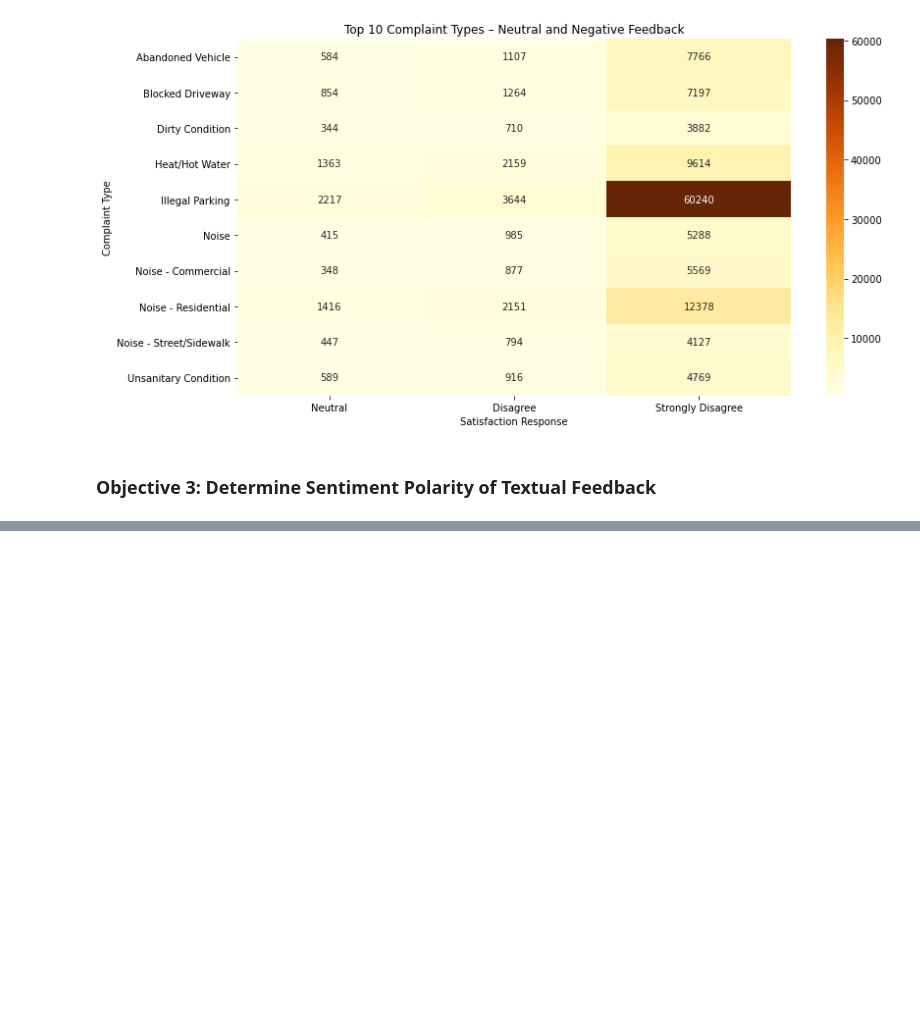
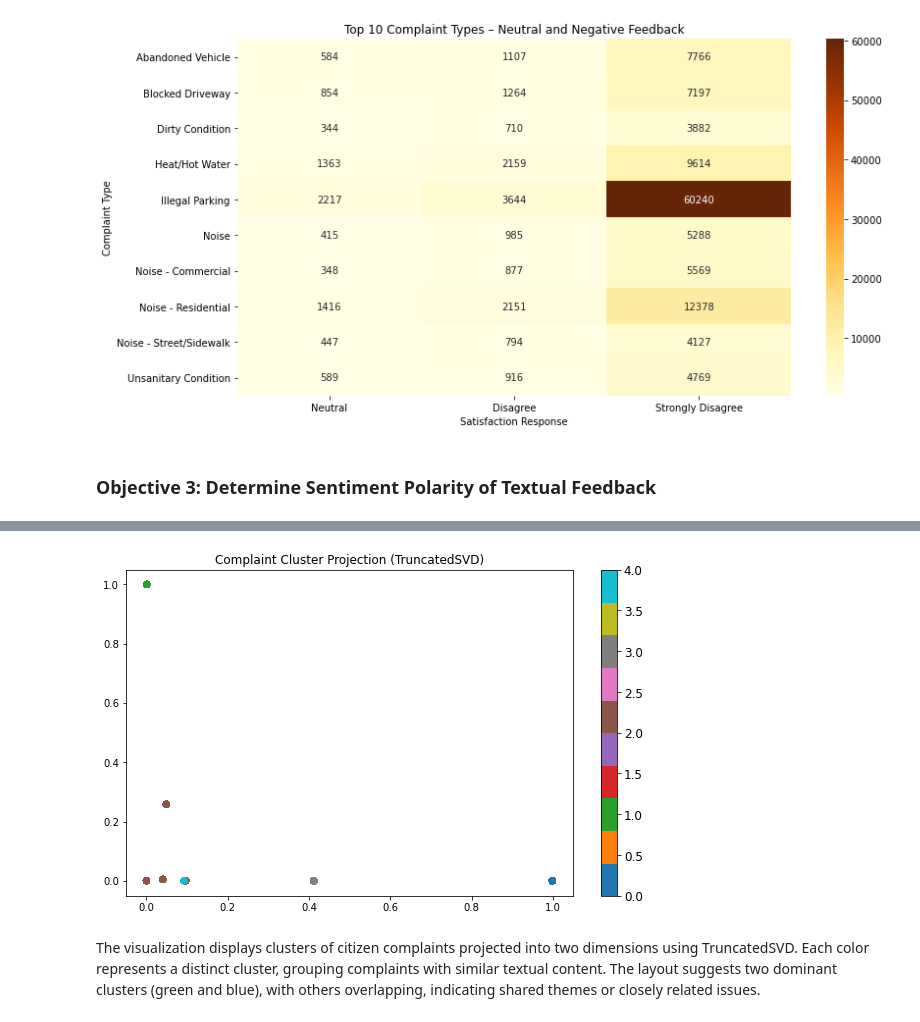
Before and after one commit to billysambasi/Huduma_Satisfaction_Prediction, a Jupyter notebook: EDA.ipynb, the cells around one changed output, grey strips where cells are left out. Drawn from its saved outputs; the diff is of its cells as text; code cells hidden in the pictures; blank space fills up the shorter version.

```diff
--- a/EDA.ipynb
+++ b/EDA.ipynb
@@ -205,0 +337,20 @@ plt.show();
+# %%
+from sklearn.decomposition import TruncatedSVD
+import matplotlib.pyplot as plt
+
+svd = TruncatedSVD(n_components=2, random_state=42)
+svd_embeddings = svd.fit_transform(X)
+
+plt.figure(figsize=(10, 6))
+scatter = plt.scatter(svd_embeddings[:, 0], svd_embeddings[:, 1], c=df_sentiment["cluster"], cmap="tab10")
+plt.title("Complaint Cluster Projection (TruncatedSVD)")
+
+# Add colorbar and set font size
+cbar = plt.colorbar(scatter)
+cbar.ax.tick_params(labelsize=12)  # Increase the label size (e.g., 12 or higher)
+
+plt.show();
+# %% [output]
+[figure, added]
+# %% [markdown]
+The visualization displays clusters of citizen complaints projected into two dimensions using TruncatedSVD. Each color represents a distinct cluster, grouping complaints with similar textual content. The layout suggests two dominant clusters (green and blue), with others overlapping, indicating shared themes or closely related issues.
```
Also changed, not shown: parts of 10 cells of this notebook.
